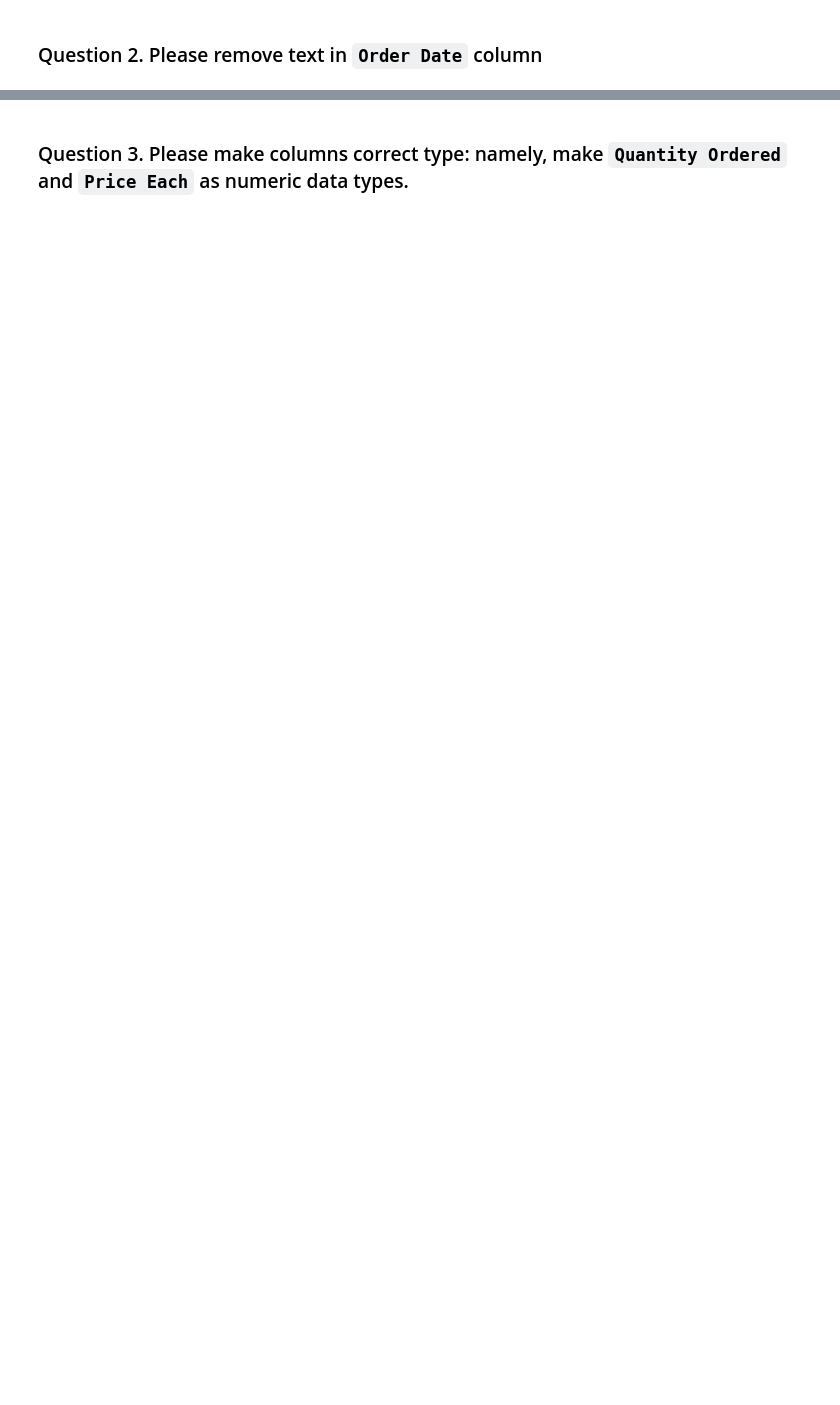
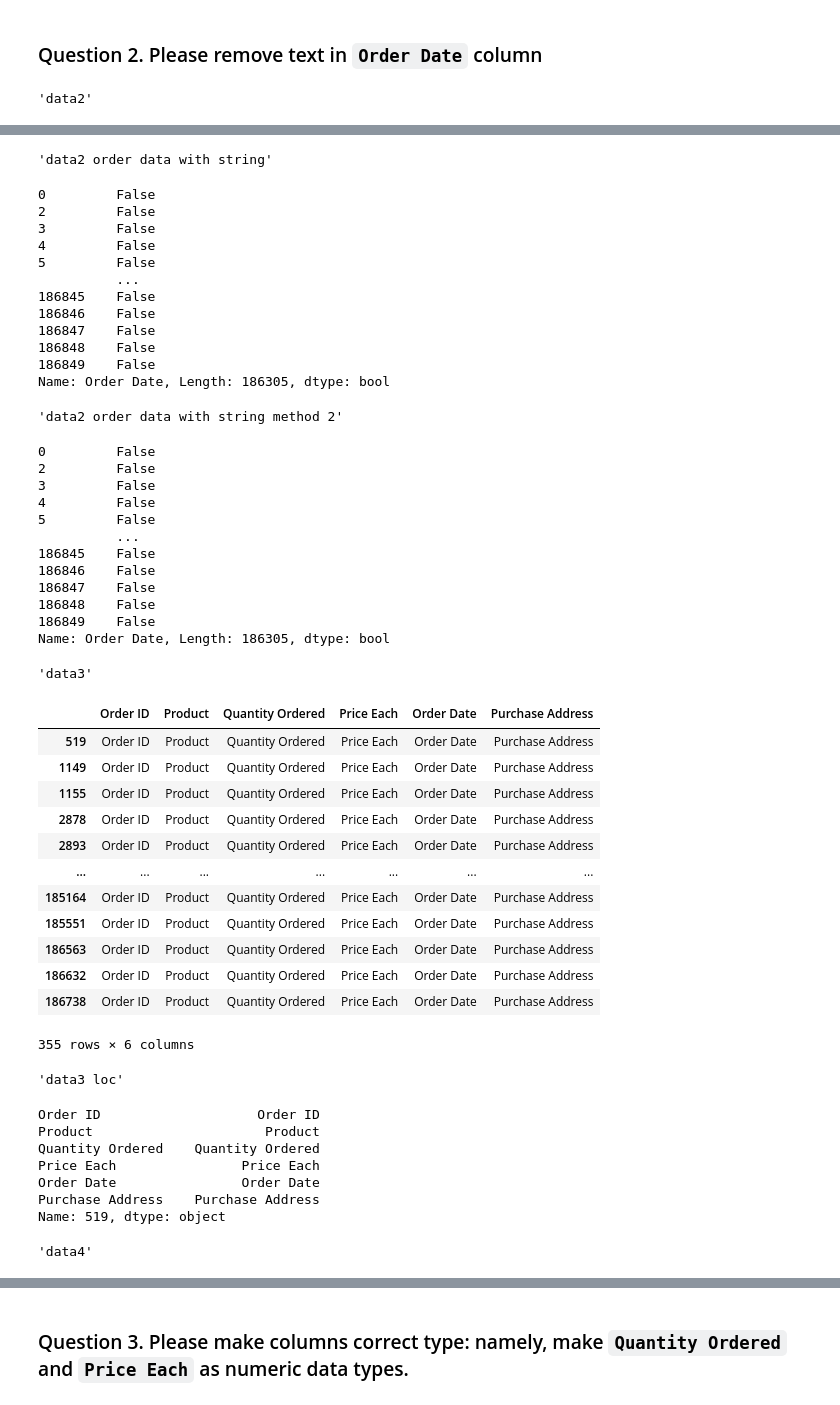
Before and after one commit to victoryapcheeann/QF625-Exercise, a Jupyter notebook: QF625_Exercise1.ipynb, the cells around one changed output, grey strips where cells are left out. Cells and saved outputs as stored; diff of their text form; code cells hidden in the pictures; blank space fills up the shorter version.

```diff
--- a/QF625_Exercise1.ipynb
+++ b/QF625_Exercise1.ipynb
@@ -26,2 +111,23 @@ import panda as pd
 # %% [markdown]
 ### Question 2. Please remove text in `Order Date` column
+# %%
+display('data2', data2['Order Date'])
+
+# Check 'Order Date' Columns with String
+dataWithString = data2["Order Date"].str.contains('Order')
+dataWithString2 = data2["Order Date"].str[0:3] == 'Ord'
+# dataWithString3 = data2["Order Date"].str.contains('^[^a-zA-Z]').any
+display('data2 order data with string', dataWithString)
+display('data2 order data with string method 2', dataWithString2)
+# display('data2 order data with string method 3', dataWithString3)
+
+# Show all rows with string in 'Order Date' columns
+data3 = data2[dataWithString2]
+display('data3', data3)
+display('data3 loc', data3.loc[519])
+
+# Remove all rows with string
+data4 = pd.merge(data2,data3, indicator=True, how='outer').query('_merge=="left_only"').drop('_merge', axis=1)
+display('data4', data4.head())
+# %% [output]
+'data2'
@@ -27,0 +146,49 @@ import panda as pd
+'data2 order data with string'
+0         False
+2         False
+3         False
+4         False
+5         False
+          ...
+186845    False
+186846    False
+186847    False
+186848    False
+186849    False
+Name: Order Date, Length: 186305, dtype: bool
+'data2 order data with string method 2'
+0         False
+2         False
+3         False
+4         False
+5         False
+          ...
+186845    False
+186846    False
+186847    False
+186848    False
+186849    False
+Name: Order Date, Length: 186305, dtype: bool
+'data3'
+|  | Order ID | Product | Quantity Ordered | Price Each | Order Date | Purchase Address |
+| 519 | Order ID | Product | Quantity Ordered | Price Each | Order Date | Purchase Address |
+| 1149 | Order ID | Product | Quantity Ordered | Price Each | Order Date | Purchase Address |
+| 1155 | Order ID | Product | Quantity Ordered | Price Each | Order Date | Purchase Address |
+| 2878 | Order ID | Product | Quantity Ordered | Price Each | Order Date | Purchase Address |
+| 2893 | Order ID | Product | Quantity Ordered | Price Each | Order Date | Purchase Address |
+| ... | ... | ... | ... | ... | ... | ... |
+| 185164 | Order ID | Product | Quantity Ordered | Price Each | Order Date | Purchase Address |
+| 185551 | Order ID | Product | Quantity Ordered | Price Each | Order Date | Purchase Address |
+| 186563 | Order ID | Product | Quantity Ordered | Price Each | Order Date | Purchase Address |
+| 186632 | Order ID | Product | Quantity Ordered | Price Each | Order Date | Purchase Address |
+| 186738 | Order ID | Product | Quantity Ordered | Price Each | Order Date | Purchase Address |
+355 rows × 6 columns
+'data3 loc'
+Order ID                    Order ID
+Product                      Product
+Quantity Ordered    Quantity Ordered
+Price Each                Price Each
+Order Date                Order Date
+Purchase Address    Purchase Address
+Name: 519, dtype: object
+'data4'
```
Also changed, not shown: parts of 9 cells of this notebook, 1 other file.
